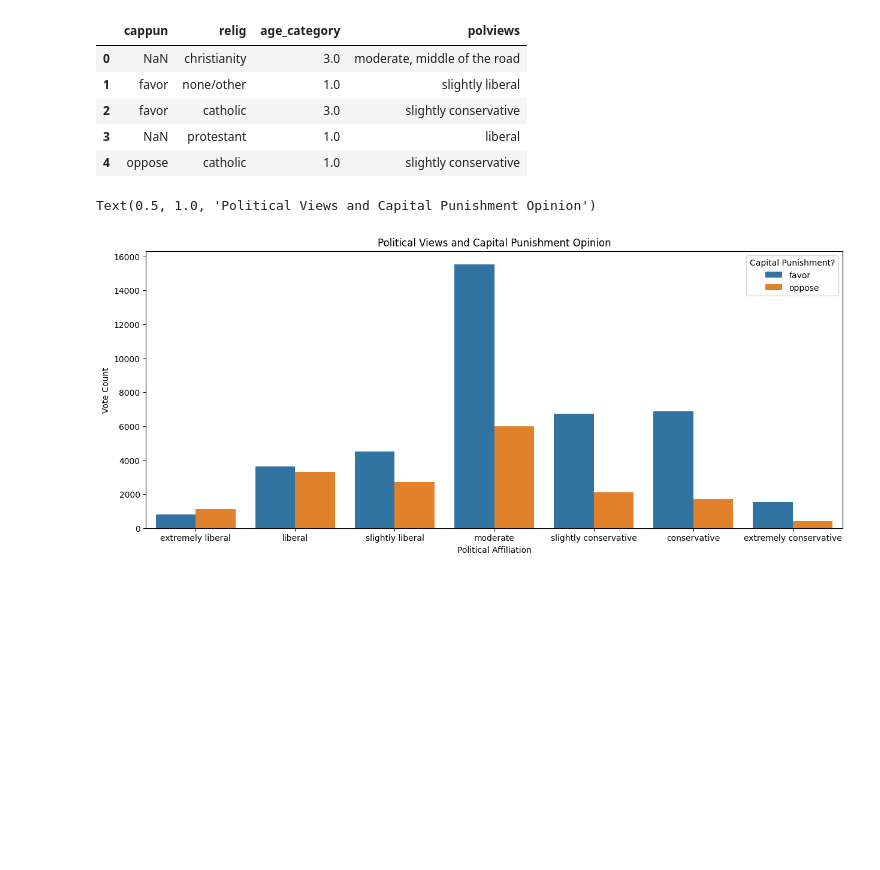
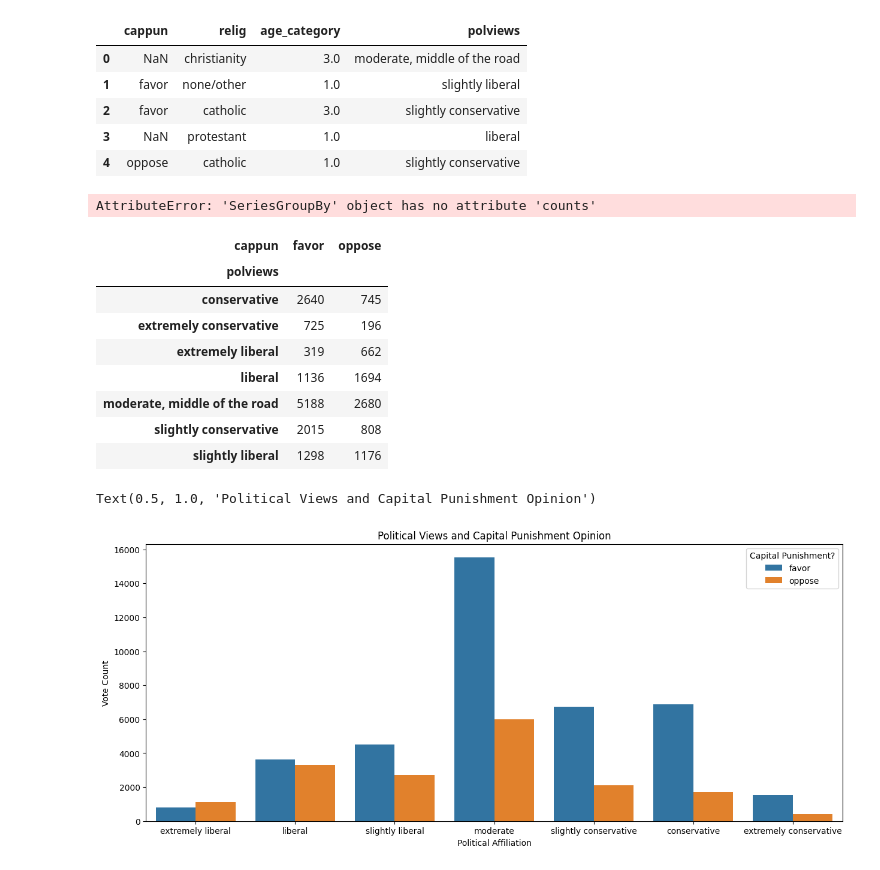
Before and after one commit to abkerper/project_gss, a Jupyter notebook: RESULTS_CONCLUSIONS.ipynb, the cells around one changed output. Saved outputs shown, nothing was run; the diff lists cells and outputs as text; code cells hidden in the pictures; blank space fills up the shorter version.

```diff
--- a/RESULTS_CONCLUSIONS.ipynb
+++ b/RESULTS_CONCLUSIONS.ipynb
@@ -21,6 +15,22 @@ df.head()
 | 2 | favor | catholic | 3.0 | slightly conservative |
 | 3 | NaN | protestant | 1.0 | liberal |
 | 4 | oppose | catholic | 1.0 | slightly conservative |
+# %%
+df.groupby(['polviews','cappun'])['cappun'].counts
+# %% [output]
+AttributeError: 'SeriesGroupBy' object has no attribute 'counts'
+# %%
+pd.crosstab(df['polviews'],df['cappun'])
+# %% [output]
+| cappun | favor | oppose |
+| polviews |  |  |
+| conservative | 2640 | 745 |
+| extremely conservative | 725 | 196 |
+| extremely liberal | 319 | 662 |
+| liberal | 1136 | 1694 |
+| moderate, middle of the road | 5188 | 2680 |
+| slightly conservative | 2015 | 808 |
+| slightly liberal | 1298 | 1176 |
 # %%
 data_from_groupby = {'polviews': ['extremely liberal', 'extremely liberal', 'liberal', 'liberal', 'slightly liberal', 'slightly liberal',
                  'moderate', 'moderate', 'slightly conservative', 'slightly conservative',
```
Also changed, not shown: parts of 5 cells of this notebook.
